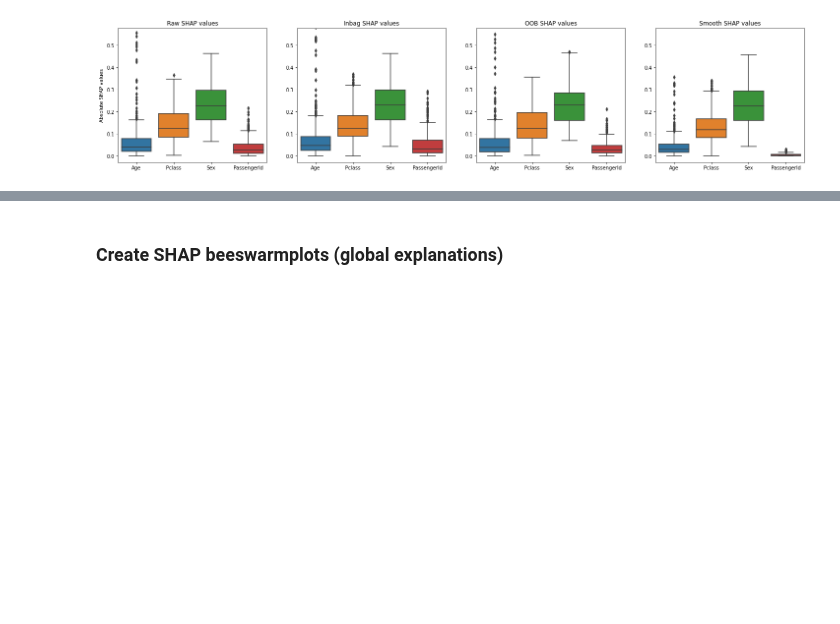
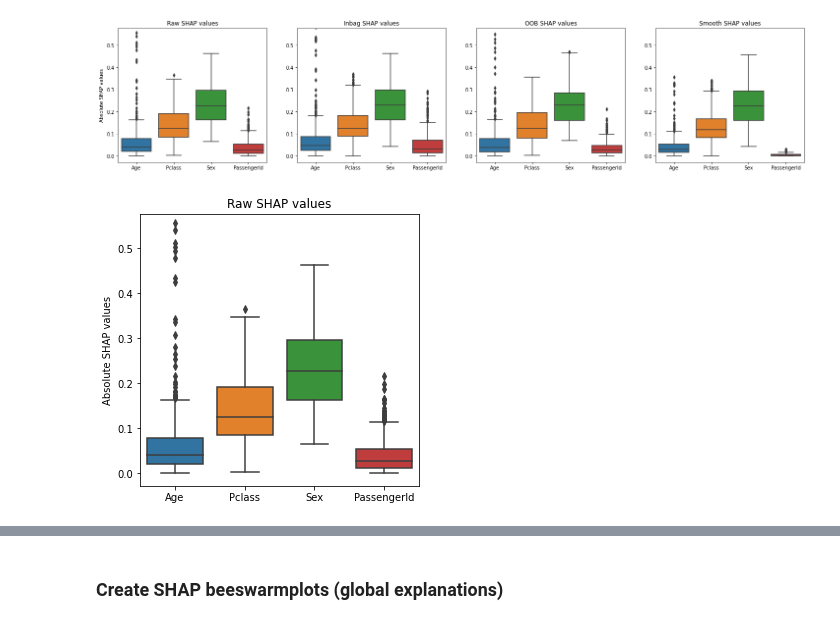
Before and after one commit to markusloecher/TreeBasedModel, a Jupyter notebook: notebooks/ML_titanic.ipynb, the cells around one changed output, grey strips where cells are left out. Saved outputs shown, nothing was run; the diff lists cells and outputs as text; code cells hidden in the pictures; blank space fills up the shorter version.

Commit message:
Add and export plots

```diff
--- a/notebooks/ML_titanic.ipynb
+++ b/notebooks/ML_titanic.ipynb
@@ -27,6 +27,8 @@ import seaborn as sns
 shap.initjs()
 # %% [output]
 [interactive output not drawn]
+# %%
+data_path = os.path.join(os.path.dirname(os.getcwd()),"data","titanic")
 # %% [markdown]
 # Titanic
 # %% [markdown]
@@ -117,3 +146,25 @@ plt.setp(axs, xticks=[0, 1, 2, 3], xticklabels=X_train.columns)
 plt.setp(axs, ylim=axs[2].get_ylim());
 # %% [output]
 [figure]
+# %%
+#Create boxplots
+fig, axs = plt.subplots(1,1,figsize=(5,5))
+
+sns.boxplot(data=np.abs(shap_vals_rf_raw), ax =axs)
+#sns.boxplot(data=np.abs(rf.inbag_SHAP_values), ax=axs[1])
+#sns.boxplot(data=np.abs(rf.oob_SHAP_values), ax=axs[2])
+#sns.boxplot(data=np.abs(smshap_vals), ax=axs[3])
+
+axs.set_ylabel("Absolute SHAP values")
+axs.set_title("Raw SHAP values")
+#axs[1].set_title("Inbag SHAP values")
+#axs[2].set_title("OOB SHAP values")
+#axs[3].set_title("Smooth SHAP values")
+
+plt.setp(axs, xticks=[0, 1, 2, 3], xticklabels=X_train.columns)
+
+plt.setp(axs, ylim=(-0.027440041920040608, 0.5763508585288003));
+
+fig.savefig(data_path+"/titanic_shap_boxplot_raw.pdf")
+# %% [output]
+[figure, added]
```
Also changed, not shown: parts of 19 cells of this notebook.
